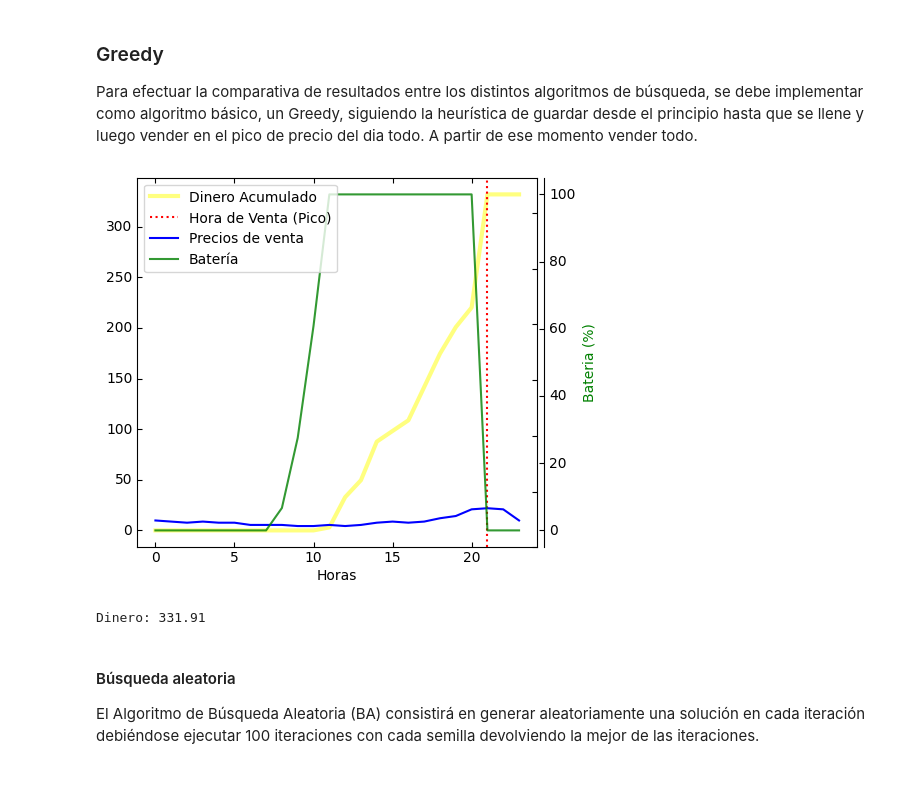
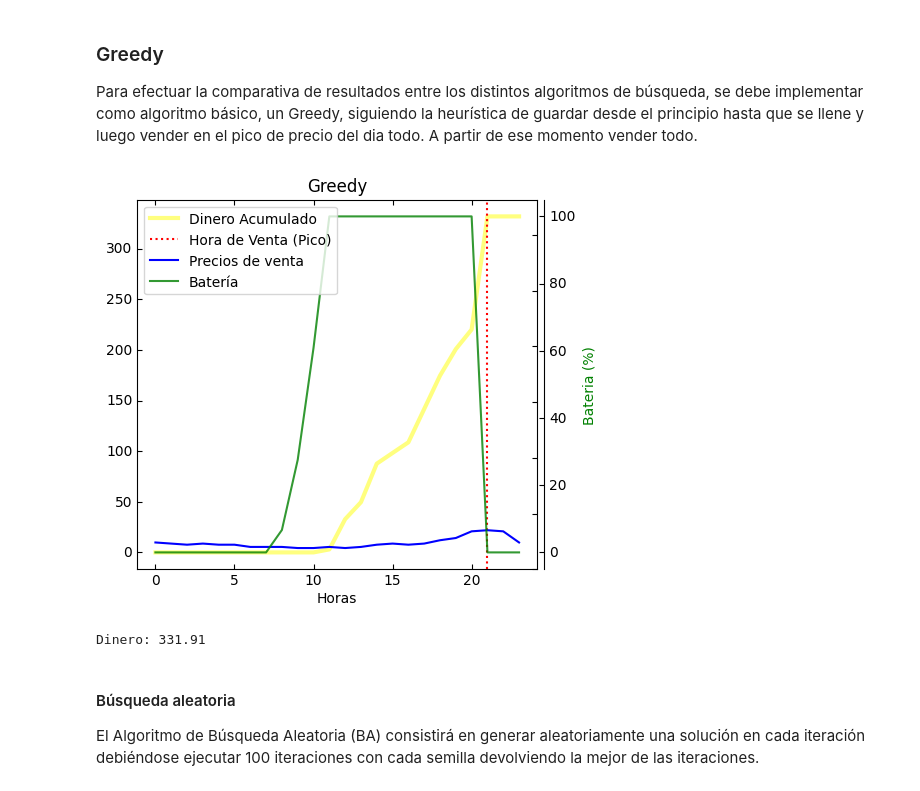
Before and after one commit to GrunCrow/Optimization_Solar_Plant, a Jupyter notebook: 1_Environments_and_Trajectories/notebook.ipynb, the cells around one changed output. Cells and saved outputs as stored; diff of their text form; code cells hidden in the pictures.

```diff
--- a/1_Environments_and_Trajectories/notebook.ipynb
+++ b/1_Environments_and_Trajectories/notebook.ipynb
@@ -181,5 +196,5 @@ def representar_grafica(dinero_hora, bateria_hora, precios_venta):
 # %%
-def representar_grafica_greedy(dinero_hora, bateria_hora, hora_venta_pico, precios_venta):
+def representar_grafica_greedy(dinero_hora, bateria_hora, hora_venta_pico, precios_venta, img_name = ""):
     host = host_subplot(111, axes_class=AA.Axes)
     plt.subplots_adjust(right=0.75)
 
@@ -241,4 +256,10 @@ def representar_grafica_greedy(dinero_hora, bateria_hora, hora_venta_pico, preci
 
     bateria.axis["right"].label.set_color(bat.get_color())
 
+    if img_name:
+        plt.title(img_name)
+        plt.savefig(img_name + ".png", dpi=300, bbox_inches='tight')
+
     plt.show()
+    #fig = plt.figure()
+    # return fig
@@ -332,7 +386,7 @@ def generador_vecino(solucion_actual):
 
 Para efectuar la comparativa de resultados entre los distintos algoritmos de búsqueda, se debe implementar como algoritmo básico, un Greedy, siguiendo la heurística de guardar desde el principio hasta que se llene y luego vender en el pico de precio del dia todo. A partir de ese momento vender todo.
 # %%
-def greedy(radiacion, precio, representar = False):
+def greedy(radiacion, precio):
     bateria_capacidad_porcentaje = 0
     dinero_total = 0
 
@@ -364,15 +418,14 @@ def greedy(radiacion, precio, representar = False):
         bateria_hora[hora] = bateria_capacidad_porcentaje
         dinero_hora[hora] = dinero_total
 
-    if representar:
-        representar_grafica_greedy(dinero_hora, bateria_hora, hora_venta_pico, precios_venta)
+    grafica = representar_grafica_greedy(dinero_hora, bateria_hora, hora_venta_pico, precios_venta, "Greedy")
 
-    return dinero_total
+    return dinero_total, grafica
 # %%
-dinero_total = greedy(radiacion_problema1, precio_problema1, True)
+dinero_total, figure = greedy(radiacion_problema1, precio_problema1)
 print("Dinero: " + str(dinero_total))
 # %% [output]
-[figure, old version]
+[figure, new version]
 Dinero: 331.91
 # %% [markdown]
 #### Búsqueda aleatoria
```
Also changed, not shown: parts of 14 cells of this notebook.
